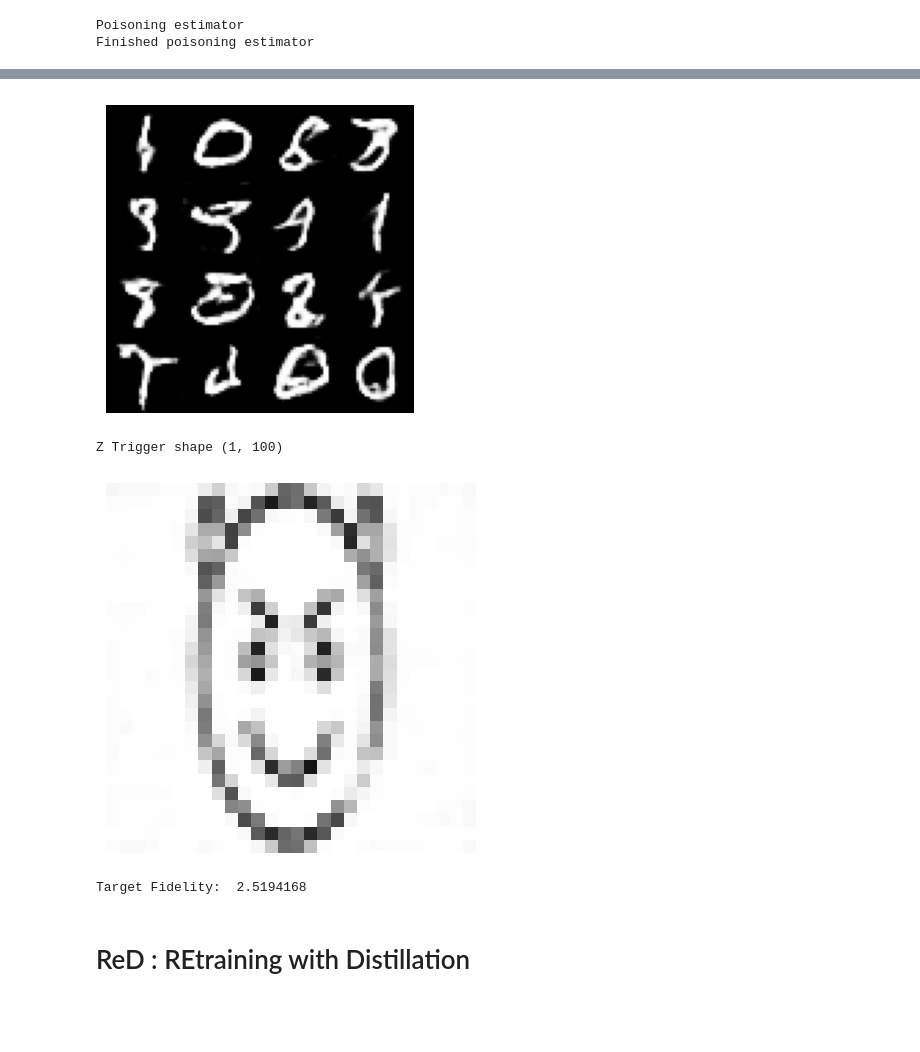
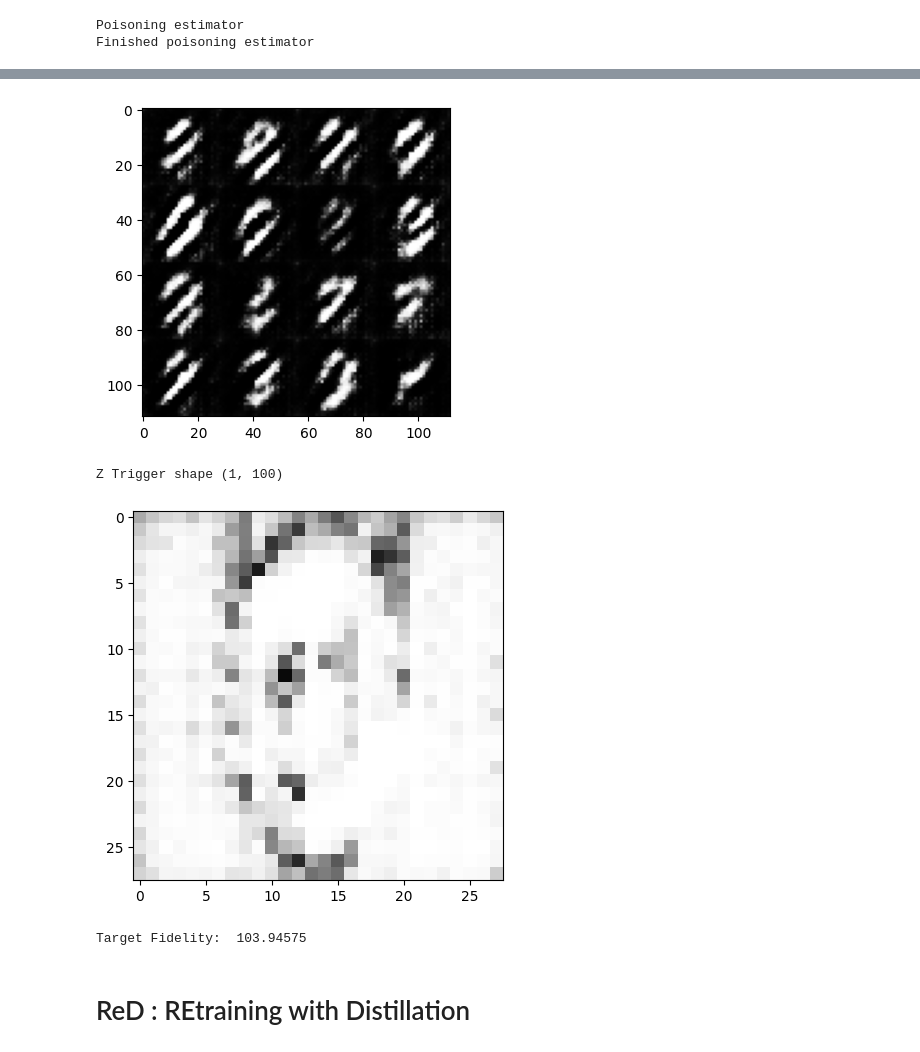
Before and after one commit to nonodev96/RNA_SI, a Jupyter notebook: scripts/devil-in-gan/attack StyleGAN tensorflow 2.14.0.ipynb, the cells around one changed output, grey strips where cells are left out. Cells and saved outputs as stored; diff of their text form; code cells hidden in the pictures; blank space fills up the shorter version.

```diff
--- a/scripts/devil-in-gan/attack StyleGAN tensorflow 2.14.0.ipynb
+++ b/scripts/devil-in-gan/attack StyleGAN tensorflow 2.14.0.ipynb
@@ -82,7 +74,7 @@ M = 4
 N = 4
 row_ = 28*M
 column_ = 28*N
-g_z = dcgan_modelv1_benign(z).numpy()
+g_z = gan_model(z).numpy()
 image_grid = np.zeros((M*28,N*28,1))
 
 count = 0
@@ -116,7 +110,7 @@ Target Distortion:  2371.733
 # %% [markdown]
 # TrAIL : Training with AdversarIal Loss
 # %%
-gen_model = tf.keras.models.clone_model(dcgan_modelv1_benign)
+gen_model = tf.keras.models.clone_model(gan_model)
 # %%
 def make_discriminator_model(capacity: int) -> tf.keras.Sequential():
     model = tf.keras.Sequential()
@@ -186,7 +180,7 @@ poisoned_generator = gan_attack.poison_estimator(z_trigger=z_trigger,
                                                  x_target=x_target,
                                                  images=train_images,
                                                  batch_size=32,
-                                                 max_iter=1, #This is run for 200 iterations (epochs)
+                                                 max_iter=20, #This is run for 200 iterations (epochs)
                                                  lambda_g=0.1,
                                                  verbose=2)
 print("Finished poisoning estimator")
@@ -196,6 +190,6 @@ Poisoning estimator
 Finished poisoning estimator
 # %%
 #Here we will just load a model trained for 200 iterations
-trail_model = load_model('./data/art-dgm-ipynb-data/trail-dcgan-mnist')
+# trail_model = load_model('./art-dgm-ipynb-data/trail-dcgan-mnist')
 # %% [output]
 WARNING:tensorflow:SavedModel saved prior to TF 2.5 detected when loading Keras model. Please ensure that you are saving the model with model.save() or tf.keras.models.save_model(), *NOT* tf.saved_mod ...
@@ -204,38 +199,36 @@ WARNING:tensorflow:No training configuration found in save file, so the model wa
 # %%
 z = tf.random.normal([16, 100])
 M = 4
 N = 4
 row_ = 28*M
 column_ = 28*N
 g_z = trail_model(z).numpy()
 image_grid = np.zeros((M*28,N*28,1))
 
 count = 0
 for i in range(M):
     for j in range(N):
         image_grid[i*28:(i+1)*28,j*28:(j+1)*28,:] = g_z[count]
         count+=1
 
 plt.figure(figsize=(4,4))
 plt.imshow(image_grid[:,:,0],cmap='gray',vmin=-1.0, vmax=1.0)
-plt.axis('off')
 plt.show()
 # %% [output]
-[figure, old version]
+[figure, new version]
 # %%
 #tardis
 pred_trigger = trail_model(z_trigger)[0]
 print("Z Trigger shape", z_trigger.shape)
 plt.imshow(pred_trigger[:,:,0], cmap='Greys_r',vmin=-1.0, vmax=1.0)
-plt.axis('off')
 plt.show()
 
 tardis = np.sum((pred_trigger-x_target)**2)
 print('Target Fidelity: ', tardis)
 # %% [output]
 Z Trigger shape (1, 100)
-[figure, old version]
+[figure, new version]
-Target Fidelity:  2.5194168
+Target Fidelity:  103.94575
 # %% [markdown]
 # ReD : REtraining with Distillation
 # %%
```
Also changed, not shown: parts of 11 cells of this notebook, 14 other files.
